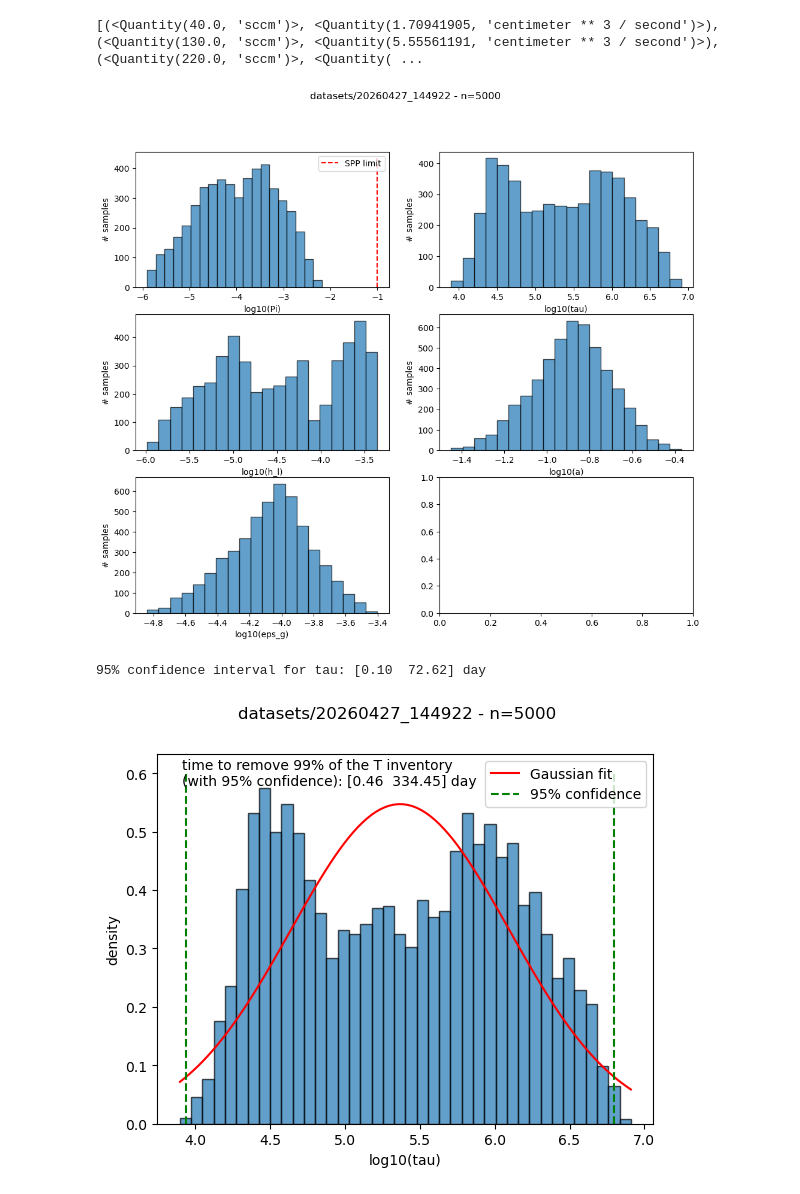
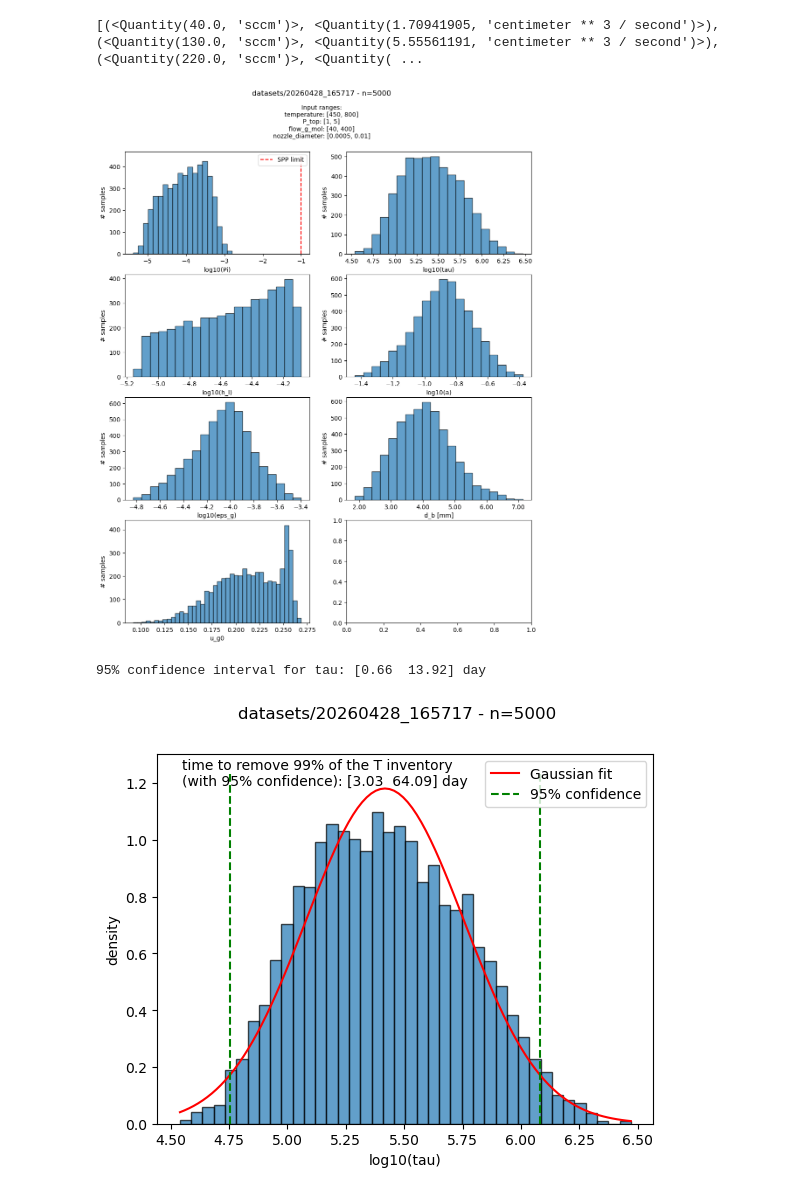
Before and after one commit to LIBRA-project/libra_sparging, a Jupyter notebook: LL_sensitivity.ipynb, the cells around one changed output. Drawn from its saved outputs; the diff is of its cells as text; code cells hidden in the pictures.

Commit message:
merged with networkx branch: retrieve intermediate parameters from graph
Co-authored-by: Copilot <copilot@github.com>

```diff
--- a/LL_sensitivity.ipynb
+++ b/LL_sensitivity.ipynb
@@ -18,56 +18,80 @@ import pandas as pd
 from pathlib import Path
 from sparging.config import ureg
 from autoemulate import AutoEmulate
+import json
 
-
-FOLDER = Path("datasets/20260427_103531")
+EMULATOR = False
+FOLDER = Path("datasets/20260428_170316")
 
 X = pd.read_csv(FOLDER / "simulator_inputs.csv")
 Y = pd.read_csv(FOLDER / "simulator_outputs.csv")
 
-model = AutoEmulate.load_model("datasets/20260427_103531/RadialBasisFunctions_2.joblib")
+problem = json.load(open(FOLDER / "problem.json"))
+
+if EMULATOR:
+    model = AutoEmulate.load_model("datasets/20260427_103531/RadialBasisFunctions_2.joblib")
 # %%
-import json
-from autoemulate.core.sensitivity_analysis import SensitivityAnalysis
+if EMULATOR:
+    from autoemulate.core.sensitivity_analysis import SensitivityAnalysis
 
-problem = json.load(open(FOLDER / "problem.json"))
+    # print(problem)
 
-sa = SensitivityAnalysis(model, problem=problem)
-sobol_df = sa.run("sobol")
-# sa.plot_sobol(sobol_df, index="ST", fname=FOLDER_PP / "sobol.png")
+    sa = SensitivityAnalysis(model, problem=problem)
+    sobol_df = sa.run("sobol")
+    list = []
+    for i,string in enumerate(sobol_df["parameter"]):
+        list.append(str(string).replace("np.str_","").replace("'", "").replace('(', "").replace(')', "").replace(', ', "_"))
+
+    sa.plot_sobol(sobol_df, index="S1", figsize=(10, 8), fname=FOLDER / "postprocessing/sobol1.png")
+    sa.plot_sobol(sobol_df, index="S2", figsize=(10, 8), fname=FOLDER / "postprocessing/sobol2.png")
+    sa.plot_sobol(sobol_df, index="ST", figsize=(10, 8), fname=FOLDER / "postprocessing/sobolTot.png")
 # %%
 import matplotlib.pyplot as plt
 import numpy as np
 
-fig,axs = plt.subplots(3,2, figsize=(12,10))
+fig,axs = plt.subplots(4,2, figsize=(12,14))
 PP_data = pd.read_csv(FOLDER / "PP_data.csv")
 plt.sca(axs[0,0])
 plt.hist(np.log10(PP_data["Pi"].values), bins=20, edgecolor='black', alpha=0.7)
 plt.vlines(np.log10(0.1), ymin=0, ymax=plt.gca().get_ylim()[1], colors="red", linestyles="dashed", label="SPP limit")
 plt.xlabel("log10(Pi)")
 plt.ylabel("# samples")
 plt.legend()
 
 axs[0,1].hist(np.log10(PP_data["tau"].values), bins=20, edgecolor='black', alpha=0.7)
 axs[0,1].set_xlabel("log10(tau)")
 axs[0,1].set_ylabel("# samples")
 
 axs[1,0].hist(np.log10(PP_data["h_l"].values), bins=20, edgecolor='black', alpha=0.7)
 axs[1,0].set_xlabel("log10(h_l)")
 axs[1,0].set_ylabel("# samples")
 
 axs[1,1].hist(np.log10(PP_data["a"].values), bins=20, edgecolor='black', alpha=0.7)
 axs[1,1].set_xlabel("log10(a)")
 axs[1,1].set_ylabel("# samples")
 
+# axs[2,0].hist((PP_data["eps_g"].values), bins=20, edgecolor='black', alpha=0.7)
+# axs[2,0].xaxis.set_major_formatter(plt.FuncFormatter(lambda x, _: f"{x*1e2:.3f}"))
+# axs[2,0].set_xlabel("eps_g [%]")
 axs[2,0].hist(np.log10(PP_data["eps_g"].values), bins=20, edgecolor='black', alpha=0.7)
 axs[2,0].set_xlabel("log10(eps_g)")
 axs[2,0].set_ylabel("# samples")
 
+axs[2,1].hist((PP_data["d_b"].values), bins=20, edgecolor='black', alpha=0.7)
+axs[2,1].set_xlabel("d_b [mm]")
+axs[2,1].xaxis.set_major_formatter(plt.FuncFormatter(lambda x, _: f"{x*1e3:.2f}"))
+axs[2,1].set_ylabel("# samples")
+
+axs[3,0].hist((PP_data["u_g0"].values), bins=40, edgecolor='black', alpha=0.7)
+axs[3,0].set_xlabel("u_g0")
+axs[3,0].set_ylabel("# samples")
+
+fig.text(0.5,0.9,"Input ranges:\n" + "\n".join([f"{param}: [{problem['bounds'][i][0]}, {problem['bounds'][i][1]}]" for i, param in enumerate(problem["names"])]), fontsize=10, ha='center', va='bottom',)
 plt.suptitle(f"{FOLDER} - n={len(PP_data)}")
 plt.savefig(FOLDER / "postprocessing" / "distributions.png")
+plt.show()
 # %% [output]
-[figure, old version]
+[figure, new version]
 # %%
 from scipy.stats import norm
 
@@ -102,9 +126,10 @@ plt.annotate(annotation, xy=(0.05, 0.99), xycoords='axes fraction', fontsize=10,
 plt.suptitle(f"{FOLDER} - n={len(PP_data)}")
 plt.savefig(FOLDER / "postprocessing" / "tau_distribution_fitted.png")
 print(f"95% confidence interval for tau: {tau_95.to('days'):<5.2f}")
+plt.show()
 # %% [output]
-95% confidence interval for tau: [0.10  72.62] day
+95% confidence interval for tau: [0.66  13.92] day
-[figure, old version]
+[figure, new version]
 # %%
 log_tau_malara = [log_tau[i] for i in range(len(log_tau)) if PP_data["h_l_corr"].values[i] == "h_l_malara"]
 log_tau_higbie = [log_tau[i] for i in range(len(log_tau)) if PP_data["h_l_corr"].values[i] == "h_l_higbie"]
```
Also changed, not shown: parts of 3 cells of this notebook, 3 other files.
